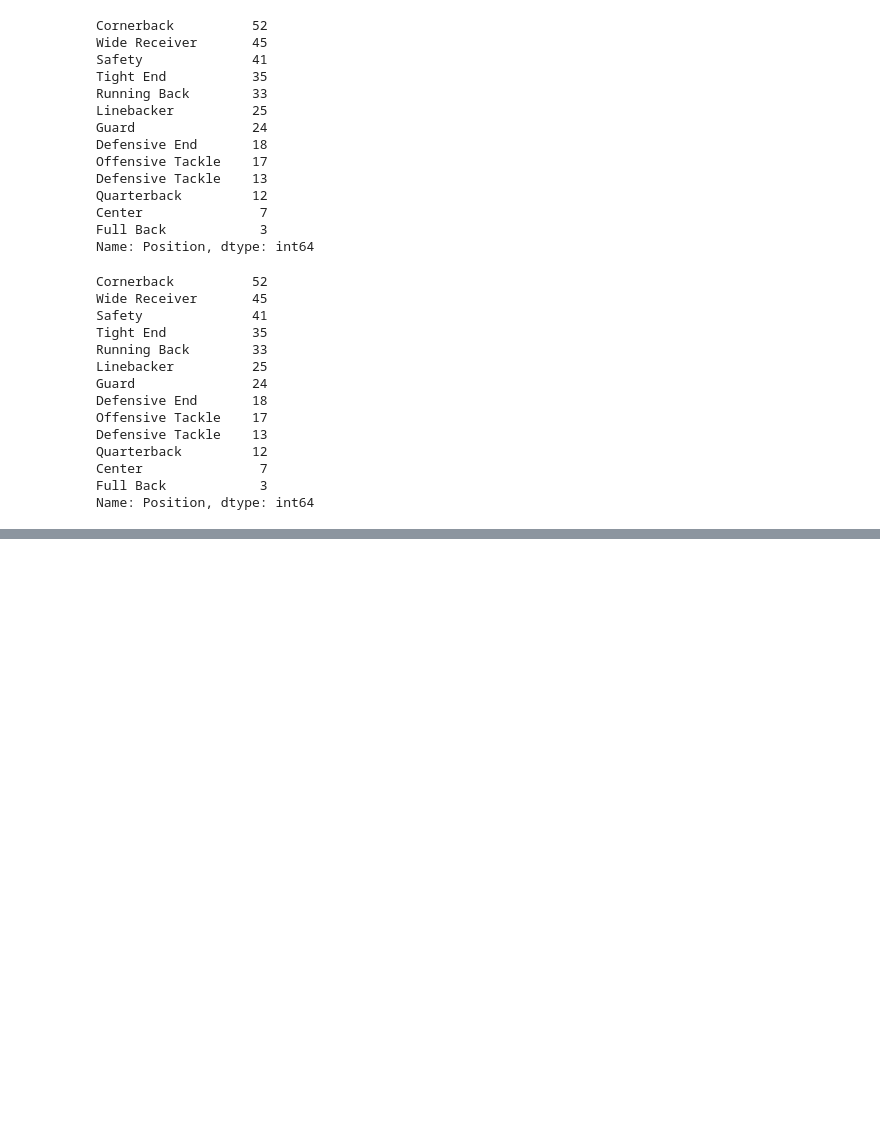
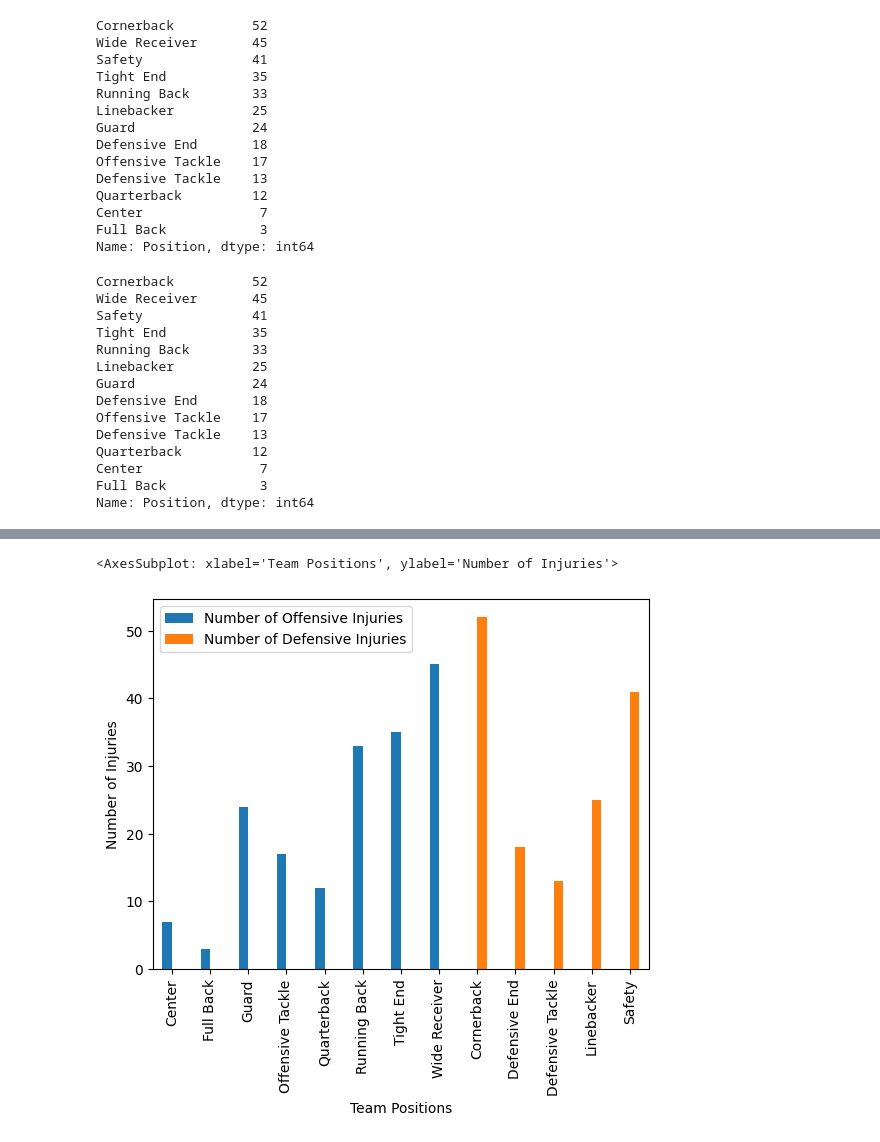
Before and after one commit to DunieCarrasco/nfl_concussion_analysis, a Jupyter notebook: joel_clean_dataframe.ipynb, the cells around one changed output, grey strips where cells are left out. Drawn from its saved outputs; the diff is of its cells as text; code cells hidden in the pictures; blank space fills up the shorter version.

```diff
--- a/joel_clean_dataframe.ipynb
+++ b/joel_clean_dataframe.ipynb
@@ -220,0 +314,7 @@ clean_df
+# %%
+# Combined both bar graphs
+offense_injuries_df = offense_injuries_df.rename(columns={"Offensive Position":"Position"})
+defense_injuries_df = defense_injuries_df.rename(columns={"Defensive Position":"Position"})
+# %%
+bar_injuries_df = pd.merge(offense_injuries_df, defense_injuries_df, how="outer", on="Position")
+bar_injuries_df
@@ -220,0 +336,7 @@ clean_df
+# %%
+# Create the bar graph
+bar_injuries_df = bar_injuries_df.set_index("Position")
+bar_injuries_df.plot(kind="bar", xlabel="Team Positions", ylabel="Number of Injuries", position=0.5)
+# %% [output]
+<AxesSubplot: xlabel='Team Positions', ylabel='Number of Injuries'>
+[figure, added]
```
Also changed, not shown: parts of 27 cells of this notebook, 1 other file.
